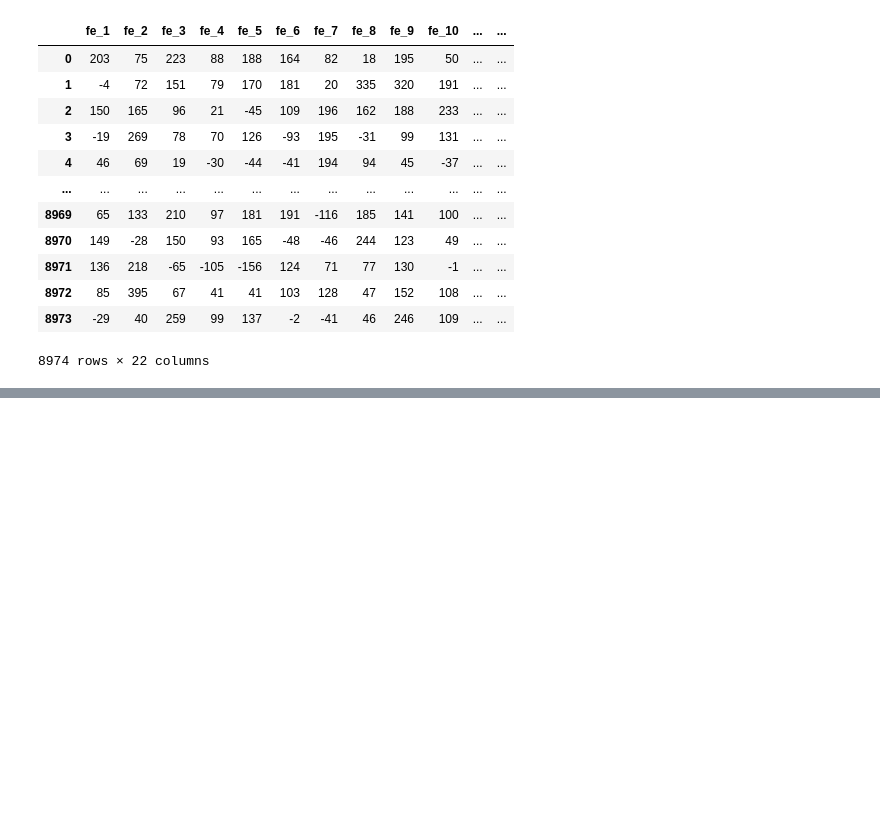
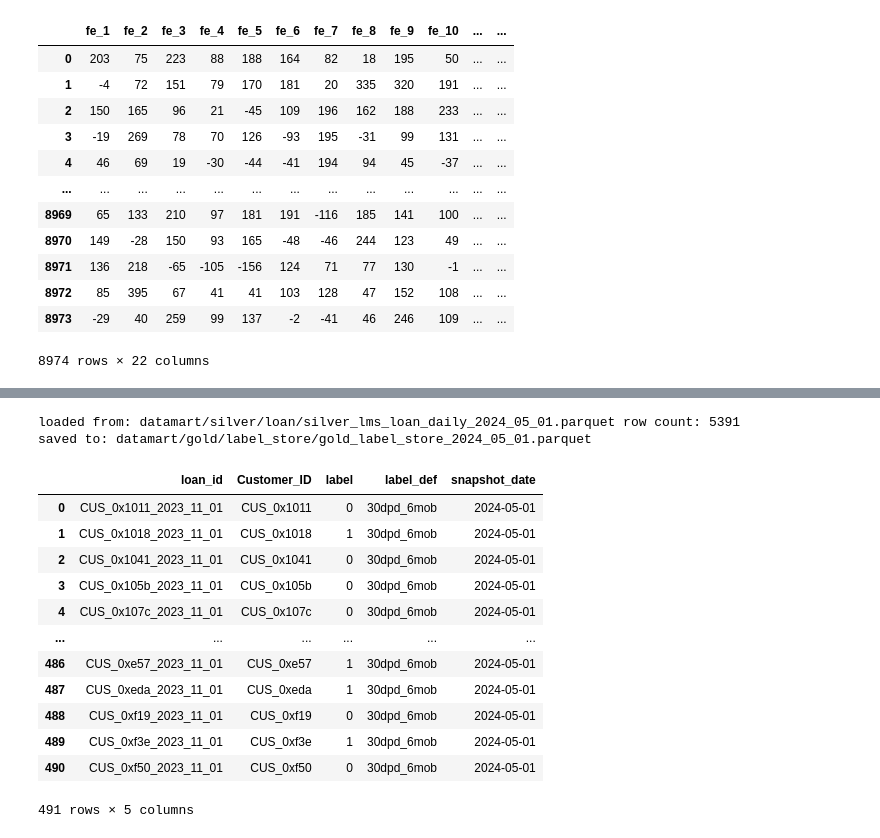
Before and after one commit to haunk/MITB_MLE_2026, a Jupyter notebook: assignment_1/data_processing_main.ipynb, the cells around one changed output, grey strips where cells are left out. Drawn from its saved outputs; the diff is of its cells as text; code cells hidden in the pictures; blank space fills up the shorter version.

```diff
--- a/assignment_1/data_processing_main.ipynb
+++ b/assignment_1/data_processing_main.ipynb
@@ -521,0 +531,21 @@ root
+# %%
+df_label = utils.data_processing_gold_table.process_labels_gold_table(
+    "2024-05-01", silver_loan_directory, gold_label_store_directory, spark, dpd=30, mob=6
+)
+df_label.toPandas()
+# %% [output]
+loaded from: datamart/silver/loan/silver_lms_loan_daily_2024_05_01.parquet row count: 5391
+saved to: datamart/gold/label_store/gold_label_store_2024_05_01.parquet
+|  | loan_id | Customer_ID | label | label_def | snapshot_date |
+| 0 | CUS_0x1011_2023_11_01 | CUS_0x1011 | 0 | 30dpd_6mob | 2024-05-01 |
+| 1 | CUS_0x1018_2023_11_01 | CUS_0x1018 | 1 | 30dpd_6mob | 2024-05-01 |
+| 2 | CUS_0x1041_2023_11_01 | CUS_0x1041 | 0 | 30dpd_6mob | 2024-05-01 |
+| 3 | CUS_0x105b_2023_11_01 | CUS_0x105b | 0 | 30dpd_6mob | 2024-05-01 |
+| 4 | CUS_0x107c_2023_11_01 | CUS_0x107c | 0 | 30dpd_6mob | 2024-05-01 |
+| ... | ... | ... | ... | ... | ... |
+| 486 | CUS_0xe57_2023_11_01 | CUS_0xe57 | 1 | 30dpd_6mob | 2024-05-01 |
+| 487 | CUS_0xeda_2023_11_01 | CUS_0xeda | 1 | 30dpd_6mob | 2024-05-01 |
+| 488 | CUS_0xf19_2023_11_01 | CUS_0xf19 | 0 | 30dpd_6mob | 2024-05-01 |
+| 489 | CUS_0xf3e_2023_11_01 | CUS_0xf3e | 1 | 30dpd_6mob | 2024-05-01 |
+| 490 | CUS_0xf50_2023_11_01 | CUS_0xf50 | 0 | 30dpd_6mob | 2024-05-01 |
+491 rows × 5 columns
```
Also changed, not shown: parts of 26 cells of this notebook, 2 other files.
